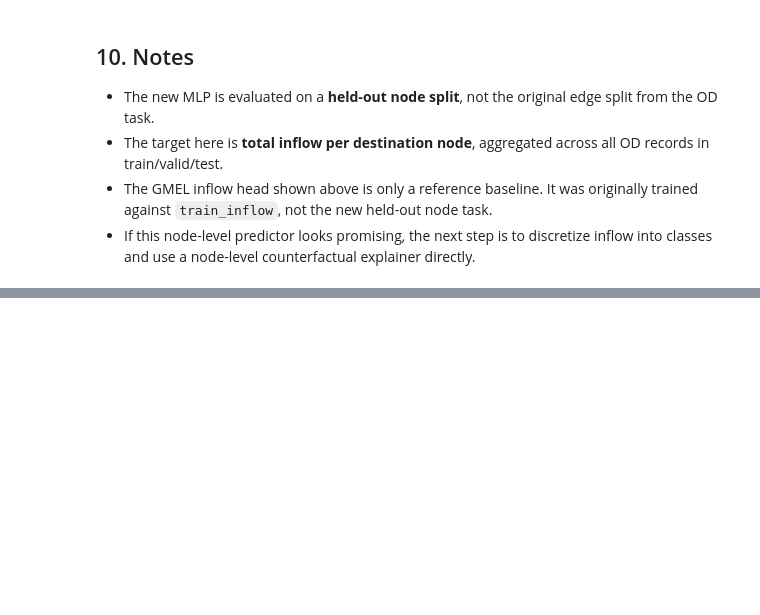
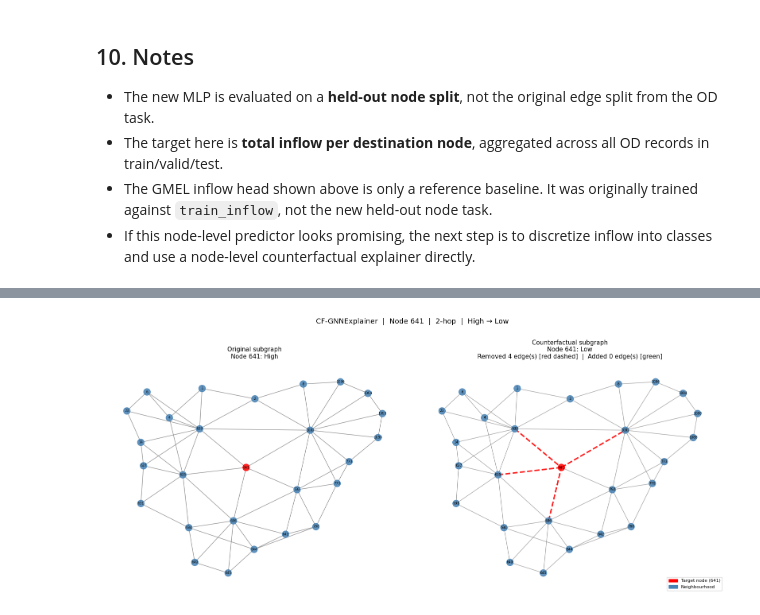
Before and after one commit to komar41/GMEL, a Jupyter notebook: code/run_inflow_node_prediction.ipynb, the cells around one changed output, grey strips where cells are left out. Saved outputs shown, nothing was run; the diff lists cells and outputs as text; code cells hidden in the pictures; blank space fills up the shorter version.

```diff
--- a/code/run_inflow_node_prediction.ipynb
+++ b/code/run_inflow_node_prediction.ipynb
@@ -406,0 +847,78 @@ Worst test-node errors:
+# %%
+if not cf_example:
+    print("No CF found. Try reducing CF_BETA, increasing CF_EPOCHS, or changing TARGET_NODE_CF.")
+else:
+    # cf_example[-1] is the best CF (lowest total loss)
+    best = cf_example[-1]
+    orig_class  = best[4]          # [4] y_pred_orig
+    cf_class    = best[6]          # [6] y_pred_new (thresholded, actual flip)
+    cf_adj_np   = best[2]          # [2] perturbed adjacency (numpy)
+    orig_adj_np = best[3]          # [3] original subgraph adjacency (numpy)
+    n_sub       = best[8]          # [8] number of subgraph nodes
+    loss_total  = best[9]
+    loss_graph  = best[11]         # [11] graph distance = number of edges changed
+
+    print("=" * 50)
+    print(f"Original class : {CLASS_NAMES_INFLOW[orig_class]} (class {orig_class})")
+    print(f"CF class       : {CLASS_NAMES_INFLOW[cf_class]} (class {cf_class})")
+    print(f"Total loss     : {loss_total:.4f}")
+    print(f"Edges changed  : {loss_graph:.0f}")
+    print("=" * 50)
+
+    # Identify changed edges (i < j to avoid duplicates in undirected graph)
+    diff = cf_adj_np - orig_adj_np
+    removed_edges = [(i, j) for i in range(n_sub) for j in range(i+1, n_sub) if diff[i, j] < -0.5]
+    added_edges   = [(i, j) for i in range(n_sub) for j in range(i+1, n_sub) if diff[i, j] >  0.5]
+
+    print(f"\nEdges removed : {len(removed_edges)}")
+    for i, j in removed_edges:
+        print(f"  {idx_to_node.get(i, i)} -- {idx_to_node.get(j, j)}")
+    print(f"Edges added   : {len(added_edges)}")
+    for i, j in added_edges:
+        print(f"  {idx_to_node.get(i, i)} -- {idx_to_node.get(j, j)}")
+
+    # ── Visualize ─────────────────────────────────────────────────────────────
+    G_orig = nx.from_numpy_array(orig_adj_np)
+    G_cf   = nx.from_numpy_array(cf_adj_np)
+    node_colors = ["red" if k == new_idx_cf else "steelblue" for k in range(n_sub)]
+    pos = nx.spring_layout(G_orig, seed=42)
+    node_labels_draw = {k: idx_to_node.get(k, k) for k in range(n_sub)}
+
+    fig, axes = plt.subplots(1, 2, figsize=(16, 7))
+
+    nx.draw_networkx(G_orig, pos=pos, ax=axes[0], node_color=node_colors, node_size=150,
+                     with_labels=True, labels=node_labels_draw,
+                     font_size=6, edge_color="gray", alpha=0.85)
+    axes[0].set_title(
+        f"Original subgraph\nNode {TARGET_NODE_CF}: {CLASS_NAMES_INFLOW[orig_class]}", fontsize=11)
+    axes[0].axis("off")
+
+    unchanged = [(u, v) for u, v in G_cf.edges() if G_orig.has_edge(u, v)
+                 and (u, v) not in removed_edges and (v, u) not in removed_edges]
+    nx.draw_networkx_nodes(G_cf, pos=pos, ax=axes[1], node_color=node_colors, node_size=150, alpha=0.85)
+    nx.draw_networkx_labels(G_cf, pos=pos, ax=axes[1], labels=node_labels_draw, font_size=6)
+    nx.draw_networkx_edges(G_cf, pos=pos, ax=axes[1], edgelist=unchanged, edge_color="gray", alpha=0.7)
+    if removed_edges:
+        nx.draw_networkx_edges(G_orig, pos=pos, ax=axes[1], edgelist=removed_edges,
+                               edge_color="red", style="dashed", width=2.5, alpha=0.9)
+    if added_edges:
+        nx.draw_networkx_edges(G_cf, pos=pos, ax=axes[1], edgelist=added_edges,
+                               edge_color="green", width=2.5, alpha=0.9)
+
+    axes[1].set_title(
+        f"Counterfactual subgraph\nNode {TARGET_NODE_CF}: {CLASS_NAMES_INFLOW[cf_class]}\n"
+        f"Removed {len(removed_edges)} edge(s) [red dashed]  |  Added {len(added_edges)} edge(s) [green]",
+        fontsize=11)
+    axes[1].axis("off")
+    axes[1].legend(handles=[
+        mpatches.Patch(color="red",       label=f"Target node ({TARGET_NODE_CF})"),
+        mpatches.Patch(color="steelblue", label="Neighbourhood"),
+    ], fontsize=8, loc="lower right")
+
+    plt.suptitle(
+        f"CF-GNNExplainer  |  Node {TARGET_NODE_CF}  |  {N_HOPS_CF}-hop  |  "
+        f"{CLASS_NAMES_INFLOW[orig_class]} → {CLASS_NAMES_INFLOW[cf_class]}",
+        fontsize=13, y=1.01)
+    plt.tight_layout()
+    plt.show()
+# %% [output]
@@ -406,0 +938 @@ Worst test-node errors:
+[figure, added]
```
Also changed, not shown: parts of 19 cells of this notebook.
